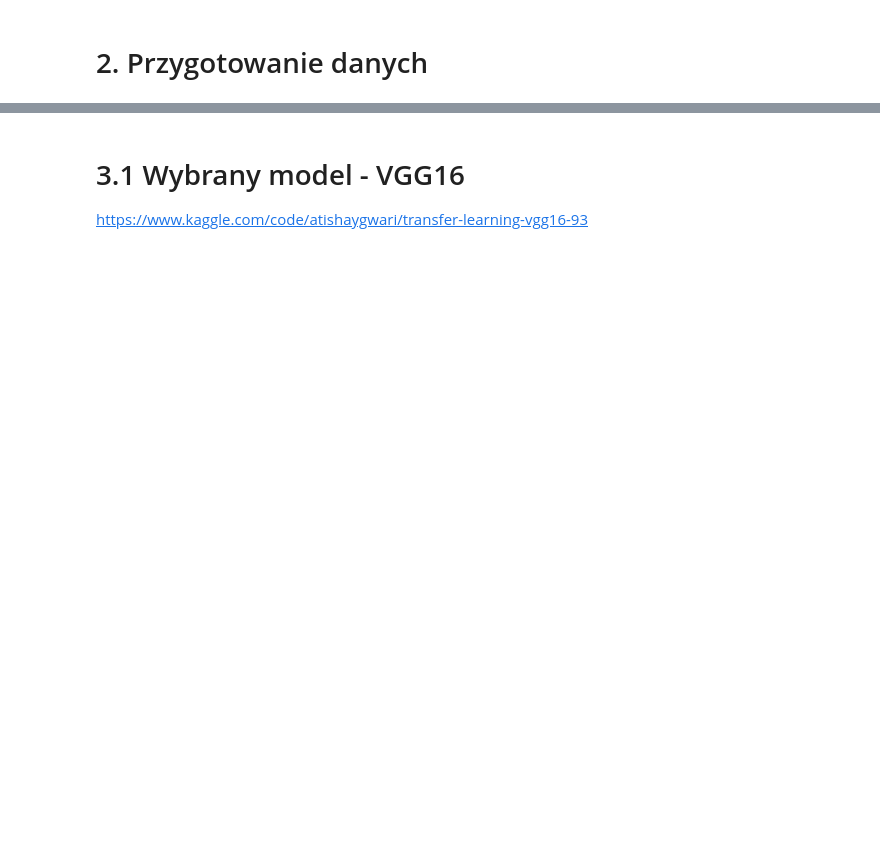
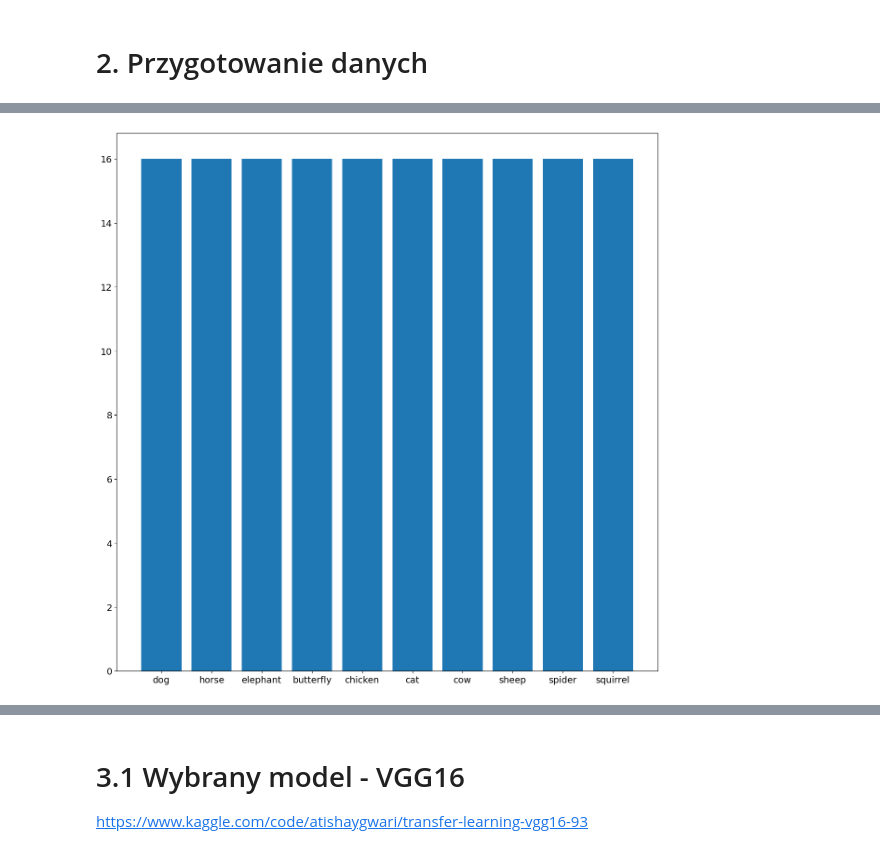
Before and after one commit to mgraves236/neural-networks, a Jupyter notebook: Sieci_neuronowe_Projekt.ipynb, the cells around one changed output, grey strips where cells are left out. Saved outputs shown, nothing was run; the diff lists cells and outputs as text; code cells hidden in the pictures; blank space fills up the shorter version.

```diff
--- a/Sieci_neuronowe_Projekt.ipynb
+++ b/Sieci_neuronowe_Projekt.ipynb
@@ -75,0 +124,36 @@ Image.open(sample_img)
+# %%
+from imblearn.over_sampling import RandomOverSampler
+from tensorflow.keras.utils import to_categorical
+from tensorflow.keras.preprocessing.image import ImageDataGenerator
+
+img_size = 224
+batch_size = 64
+directory = '/content/Animals/images'
+num_classes = 10  # Adjust this according to your problem
+
+traingen=ImageDataGenerator(rescale=1/255.,
+                           validation_split=.15)
+
+traindata=traingen.flow_from_directory(directory,
+                                       target_size=(img_size,img_size)
+                                       ,batch_size=batch_size,
+                                       shuffle=True,class_mode='categorical',
+                                      subset='training')
+
+
+valdata=traingen.flow_from_directory(directory,
+                                    shuffle=False,batch_size=batch_size,
+                                    target_size=(img_size,img_size),
+                                    class_mode="categorical",subset='validation')
+
+# Apply oversampling to the training data
+oversample = RandomOverSampler(sampling_strategy='auto')
+X_train, y_train = traindata.next()
+X_resampled, y_resampled = oversample.fit_resample(X_train.reshape(-1, img_size * img_size * 3), np.argmax(y_train, axis=1))
+X_resampled = X_resampled.reshape(-1, img_size, img_size, 3)
+y_resampled_categorical = to_categorical(y_resampled)
+
+# ... (Define your model here)
+
+# Train the model using the oversampled data
+model.fit(X_resampled, y_resampled_categorical, epochs=15, validation_data=valdata, callbacks=[checkpoint, earlystopping])
@@ -75,0 +186,11 @@ Image.open(sample_img)
+# %%
+binarr = []
+for i in range(0,10):
+    binarr.append(np.count_nonzero(y_resampled==i))
+
+labels = ['dog', 'horse', 'elephant', 'butterfly', 'chicken', 'cat', 'cow', 'sheep', 'spider', 'squirrel']
+plt.figure(figsize=(15, 15))
+plt.bar(labels, binarr)
+plt.show()
+# %% [output]
+[figure, added]
```
Also changed, not shown: parts of 23 cells of this notebook.
